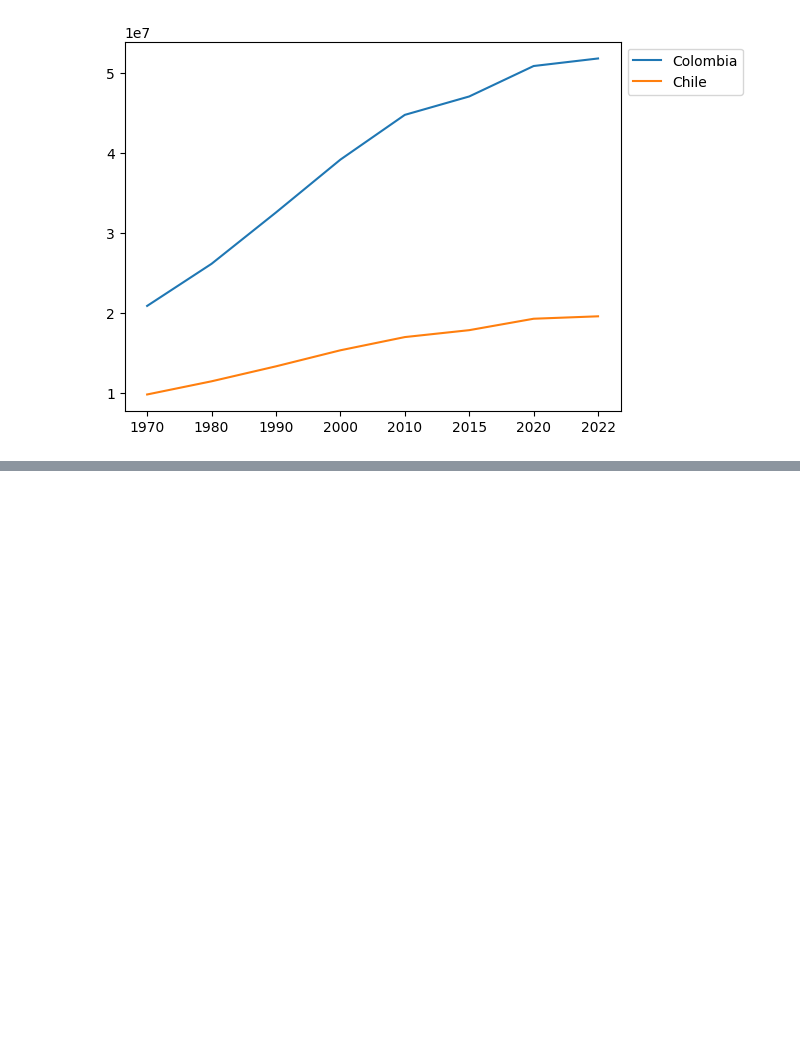
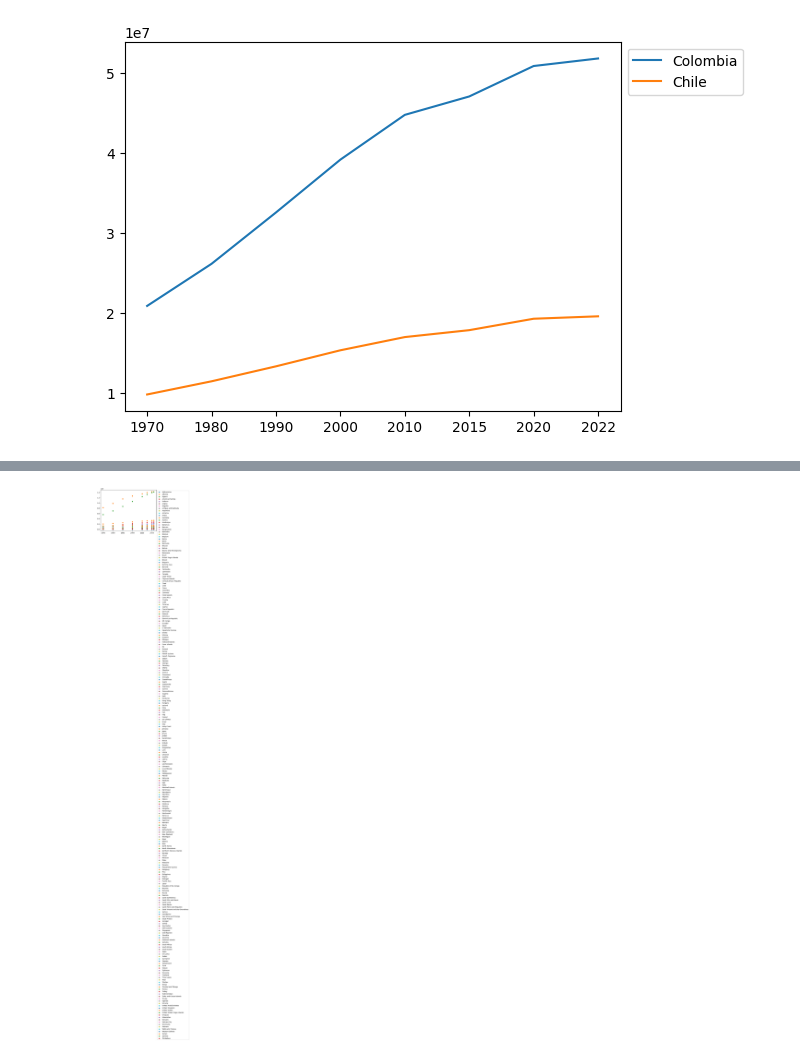
Before and after one commit to FelipeHerreraPinzon/Contries_PLOT, a Jupyter notebook: Country_Plot.ipynb, the cells around one changed output, grey strips where cells are left out. Cells and saved outputs as stored; diff of their text form; code cells hidden in the pictures; blank space fills up the shorter version.

```diff
--- a/Country_Plot.ipynb
+++ b/Country_Plot.ipynb
@@ -82,0 +118,53 @@ plt.show()
+# %%
+poblacion_por_pais = []
+
+# Iterar sobre cada país y realizar las operaciones
+for pais in df['Country/Territory'].unique():
+    # Filtrar el DataFrame por el país actual
+    pais_df = df[df['Country/Territory'] == pais]
+
+    # Obtener los datos de población del país actual
+    poblacion_pais = pais_df[years_columns].values.tolist()[0]
+
+    # Agregar la lista de población del país actual a la lista principal
+    poblacion_por_pais.append(poblacion_pais)
+
+    # Lista para almacenar las listas de población de cada país
+poblacion_por_pais = []
+
+# Iterar sobre cada país y realizar las operaciones
+for pais in df['Country/Territory'].unique():
+    # Filtrar el DataFrame por el país actual
+    pais_df = df[df['Country/Territory'] == pais]
+
+    # Obtener los datos de población del país actual
+    poblacion_pais = pais_df[years_columns].values.tolist()[0]
+
+    # Agregar la lista de población del país actual a la lista principal
+    poblacion_por_pais.append(poblacion_pais)
+
+# Lista de años
+years = [1970, 1980, 1990, 2000, 2010, 2015, 2020, 2022]
+
+# Convertir los valores del DataFrame en una lista sin anidamiento
+lista_total_poblacion = df_suma_poblacion.values.flatten().tolist()
+lista_total_poblacion
+
+# Crear la figura y los ejes
+fig, ax = plt.subplots()
+
+
+# Iterar sobre los datos de población por país y graficarlos
+for i, poblacion in enumerate(poblacion_por_pais):
+    ax.scatter(years, poblacion, label=df['Country/Territory'].unique()[i])
+
+ax.legend()
+# Mueve la leyenda fuera de la gráfica
+ax.legend(bbox_to_anchor=(1, 1), loc='upper left')
+
+
+
+# Mostrar la gráfica
+plt.show()
+# %% [output]
+[figure, added]
```
Also changed, not shown: parts of 6 cells of this notebook.
